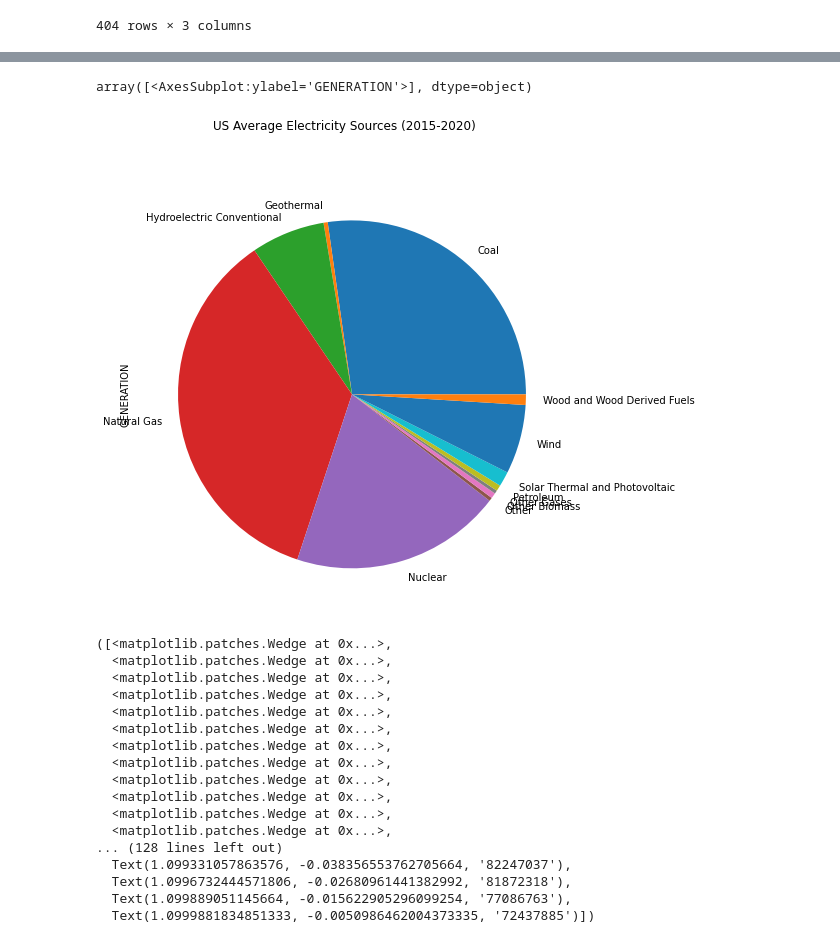
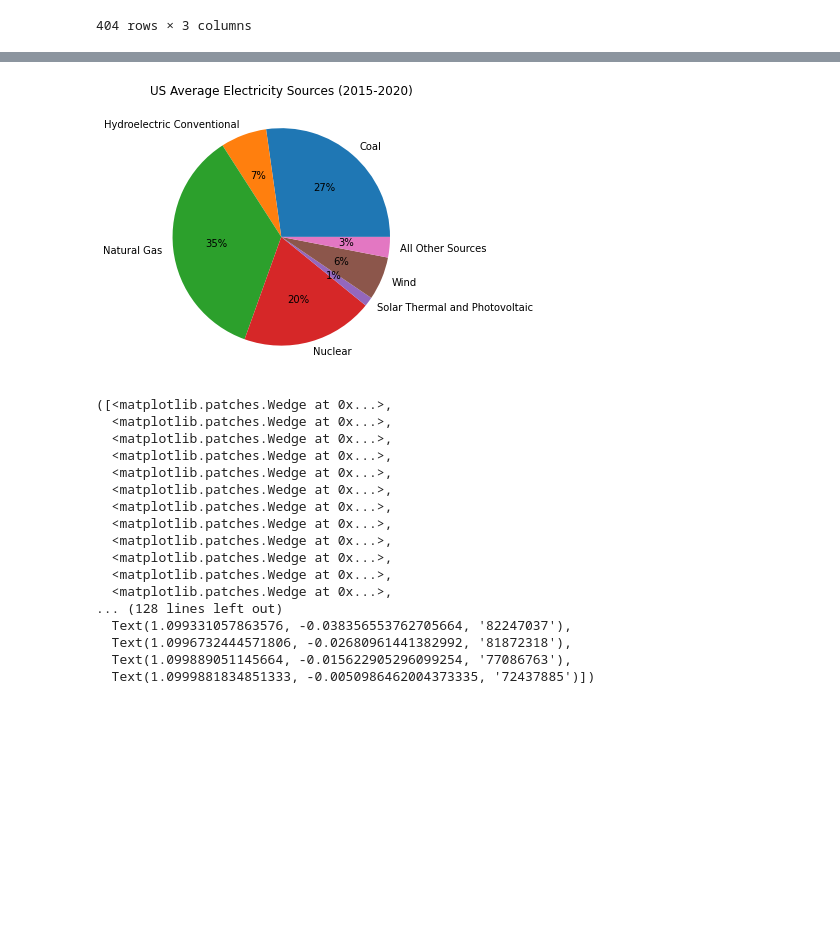
Before and after one commit to nhle95/Project1_group4, a Jupyter notebook: state_electricity.ipynb, the cells around one changed output, grey strips where cells are left out. Drawn from its saved outputs; the diff is of its cells as text; code cells hidden in the pictures; blank space fills up the shorter version.

Commit message:
edit first visualization

```diff
--- a/state_electricity.ipynb
+++ b/state_electricity.ipynb
@@ -3,7 +3,7 @@ import pandas as pd
 import numpy as np
 import matplotlib.pyplot as plt
 # %%
-csv_path = "Resources/annual_generation_state.csv"
+csv_path = "annual_generation_state.csv"
 # %%
 gen_df = pd.read_csv(csv_path, header = None)
 # %%
@@ -163,5 +144,20 @@ Name: GENERATION, Length: 404, dtype: int64
 # %%
 USgentot_df = UStot_df.groupby(["ENERGY SOURCE"])["GENERATION"].sum()
-USgentot_df = USgentot_df.drop(["Pumped Storage", "Total"])
-USgentot_df.info
+USgentot_df = USgentot_df.drop(["Pumped Storage"])
+()
+
+USgentot_df=USgentot_df.to_frame() #turn series to dataframe
+
+Other_Sources = USgentot_df.loc[['Wood and Wood Derived Fuels','Petroleum','Other Gases' #add all small energy sources
+                                                 ,'Other Biomass','Other','Geothermal']].sum()
+Other_Sources.name='All Other Sources'
+## Assign sum of all other sources of DataFrame as a new Row
+USgentot_df = USgentot_df.append(Other_Sources.transpose())
+USgentot_df = USgentot_df.drop(['Wood and Wood Derived Fuels','Petroleum','Other Gases'
+                                                 ,'Other Biomass','Other','Geothermal','Total']) #drop all small one
+USgentot_df
+data =USgentot_df['GENERATION']
+data
+labels = USgentot_df.index
+labels
 # %% [output]
@@ -182,8 +167,11 @@ Name: GENERATION, dtype: int64>
-# %%
-USgentot_df.plot(kind="pie", subplots=True, figsize=(8,8), title="US Average Electricity Sources (2015-2020)")
-# %% [output]
-array([<AxesSubplot:ylabel='GENERATION'>], dtype=object)
-[figure, removed]
+# %%
+#plot visualization
+plt.pie(data,autopct='%1.0f%%',startangle=0,labels = labels)
+plt.title(label ="US Average Electricity Sources (2015-2020)")
+plt.show()
+plt.rcParams['figure.figsize']=(6,6) # Change plot size
+# %% [output]
+[figure, added]
 # %%
 plt.pie(x, labels=labels)
 # %% [output]
```
Also changed, not shown: parts of 2 cells of this notebook.
